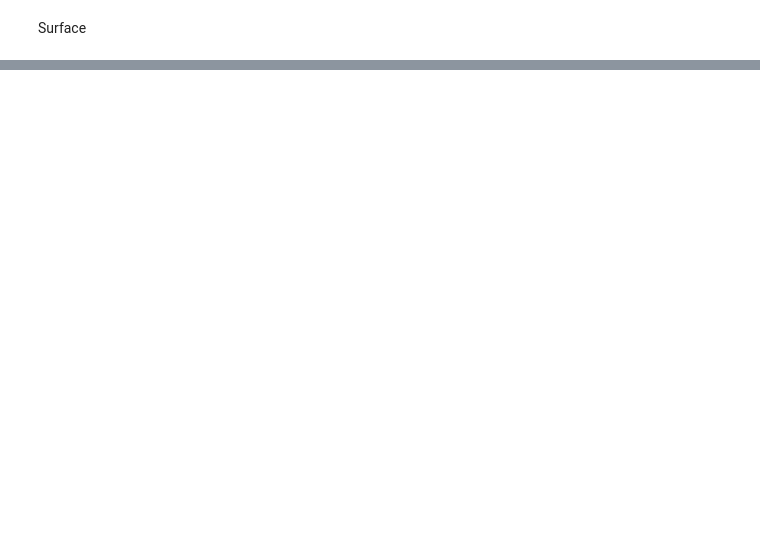
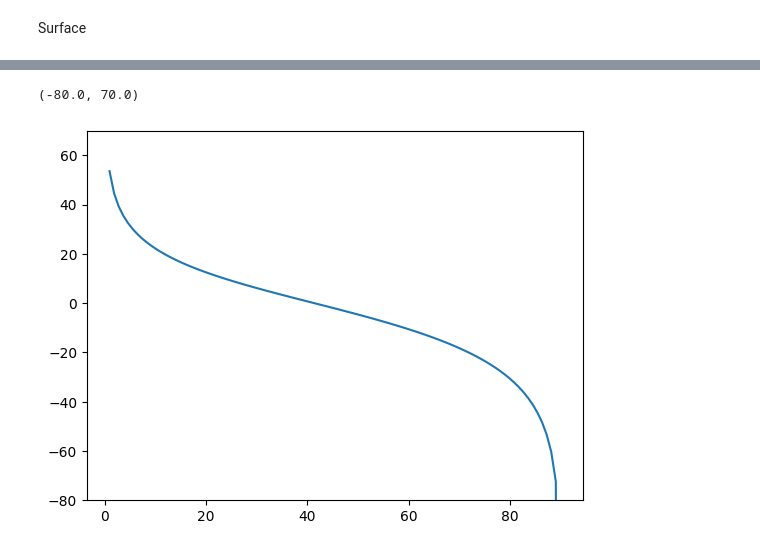
Before and after one commit to eltjonqef/OceanSARImagingSimulator, a Jupyter notebook: simulation.ipynb, the cells around one changed output, grey strips where cells are left out. Saved outputs shown, nothing was run; the diff lists cells and outputs as text; code cells hidden in the pictures; blank space fills up the shorter version.

```diff
--- a/simulation.ipynb
+++ b/simulation.ipynb
@@ -117,0 +129,9 @@ plt.show()
+# %%
+thetas=np.linspace(0, np.pi/2, 100)
+NRCS=[(sar.average_NRCS(theta)) for theta in thetas]
+plt.plot(np.degrees(thetas), 10*np.log10(NRCS))
+# plt.yscale('log')
+plt.ylim(-80,70)
+# %% [output]
+(-80.0, 70.0)
+[figure, added]
```
Also changed, not shown: parts of 12 cells of this notebook, 5 other files.
